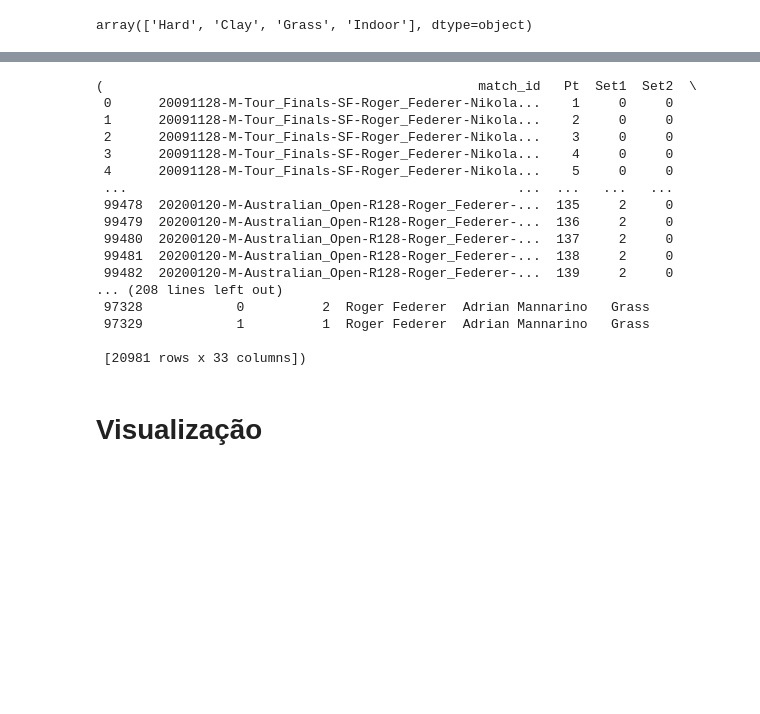
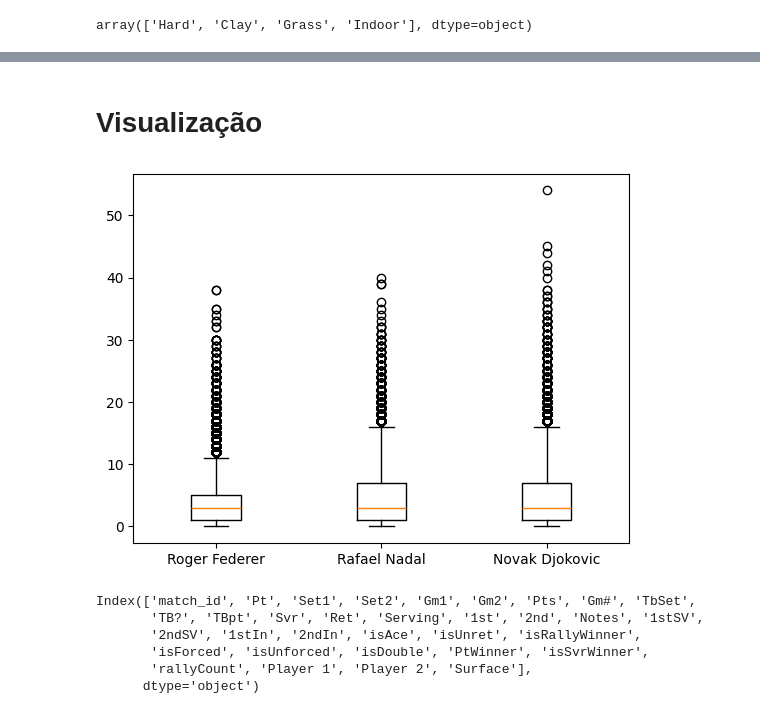
Before and after one commit to PedC18/POC1, a Jupyter notebook: test.ipynb, the cells around one changed output, grey strips where cells are left out. Drawn from its saved outputs; the diff is of its cells as text; code cells hidden in the pictures; blank space fills up the shorter version.

Commit message:
first visualizations

```diff
--- a/test.ipynb
+++ b/test.ipynb
@@ -51,13 +47,19 @@ DjokovicAux = Djokovic_Matches[['match_id','Player 1', 'Player 2','Surface']]
 # %%
 #Carregando datasets de pontos
 
-points2010 = pd.read_csv('charting-m-points-2010s.csv', encoding='unicode_escape',quoting=csv.QUOTE_NONE)
-points2020 = pd.read_csv('charting-m-points-2020s.csv', encoding='unicode_escape',quoting=csv.QUOTE_NONE)
-points_to_2009 = pd.read_csv('charting-m-points-to-2009.csv', encoding='unicode_escape',quoting=csv.QUOTE_NONE)
+points2010 = pd.read_csv('charting-m-points-2010s.csv', encoding='unicode_escape',quoting=csv.QUOTE_NONE, low_memory=False)
+points2020 = pd.read_csv('charting-m-points-2020s.csv', encoding='unicode_escape',quoting=csv.QUOTE_NONE,  low_memory=False)
+points_to_2009 = pd.read_csv('charting-m-points-to-2009.csv', encoding='unicode_escape',quoting=csv.QUOTE_NONE,  low_memory=False)
 # %%
 #Juntando todos os pontos em um só dataset
 
 Points = pd.concat([points_to_2009,points2010,points2020],axis=0).reset_index(drop=True)
+
+# Consertando erros de input
+
+Points['rallyCount'] = pd.to_numeric(Points['rallyCount'], errors='coerce')
+Points = Points.dropna(subset=['rallyCount'])
+Points['rallyCount'] = Points['rallyCount'].astype(int)
 # %%
 #Para cada jogador, retorna todos os pontos disputados em cada um de seus jogos
 
@@ -129,22 +101,4 @@ Federer_Points_Won[Federer_Points_Won['isDouble'] == True]
 # %%
 Hard, Clay, Grass = ReturnTerrain(Federer_Games_Points)
-# %% [output]
-(                                                match_id   Pt  Set1  Set2  \
- 0      20091128-M-Tour_Finals-SF-Roger_Federer-Nikola...    1     0     0
- 1      20091128-M-Tour_Finals-SF-Roger_Federer-Nikola...    2     0     0
- 2      20091128-M-Tour_Finals-SF-Roger_Federer-Nikola...    3     0     0
- 3      20091128-M-Tour_Finals-SF-Roger_Federer-Nikola...    4     0     0
- 4      20091128-M-Tour_Finals-SF-Roger_Federer-Nikola...    5     0     0
- ...                                                  ...  ...   ...   ...
- 99478  20200120-M-Australian_Open-R128-Roger_Federer-...  135     2     0
- 99479  20200120-M-Australian_Open-R128-Roger_Federer-...  136     2     0
- 99480  20200120-M-Australian_Open-R128-Roger_Federer-...  137     2     0
- 99481  20200120-M-Australian_Open-R128-Roger_Federer-...  138     2     0
- 99482  20200120-M-Australian_Open-R128-Roger_Federer-...  139     2     0
-... (208 lines left out)
- 97328            0          2  Roger Federer  Adrian Mannarino   Grass
- 97329            1          1  Roger Federer  Adrian Mannarino   Grass
-
- [20981 rows x 33 columns])
 # %% [markdown]
 # Visualização
@@ -156,0 +105,21 @@ pd.options.display.max_columns = None
+# %%
+
+boxPoints = [Federer_Points_Won['rallyCount'],Nadal_Points_Won['rallyCount'], Djokovic_Points_Won['rallyCount']]
+
+fig, ax = plt.subplots()
+ax.boxplot(boxPoints)
+ax.set_xticklabels(['Roger Federer', 'Rafael Nadal', 'Novak Djokovic'])
+
+
+plt.show()
+# %% [output]
+[figure, added]
+# %%
+Federer_Games_Points.columns
+# %% [output]
+Index(['match_id', 'Pt', 'Set1', 'Set2', 'Gm1', 'Gm2', 'Pts', 'Gm#', 'TbSet',
+       'TB?', 'TBpt', 'Svr', 'Ret', 'Serving', '1st', '2nd', 'Notes', '1stSV',
+       '2ndSV', '1stIn', '2ndIn', 'isAce', 'isUnret', 'isRallyWinner',
+       'isForced', 'isUnforced', 'isDouble', 'PtWinner', 'isSvrWinner',
+       'rallyCount', 'Player 1', 'Player 2', 'Surface'],
+      dtype='object')
```
Also changed, not shown: parts of 10 cells of this notebook, 1 other file.
